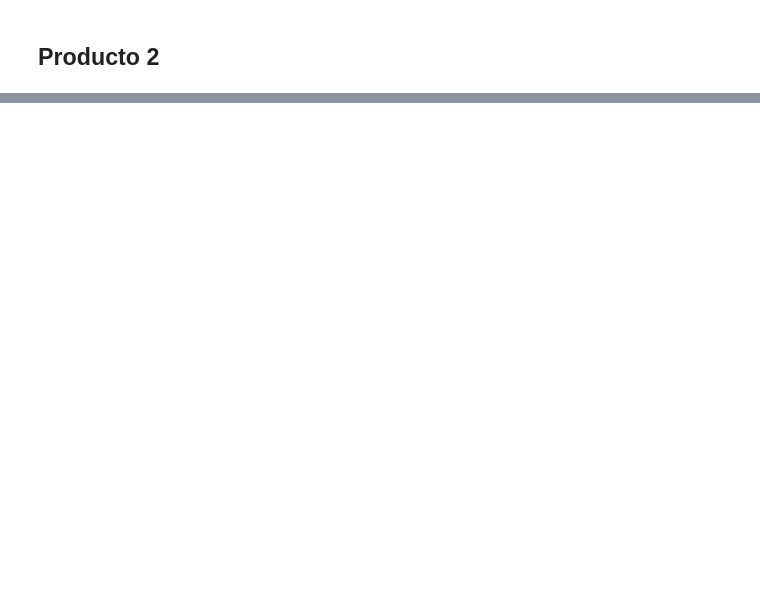
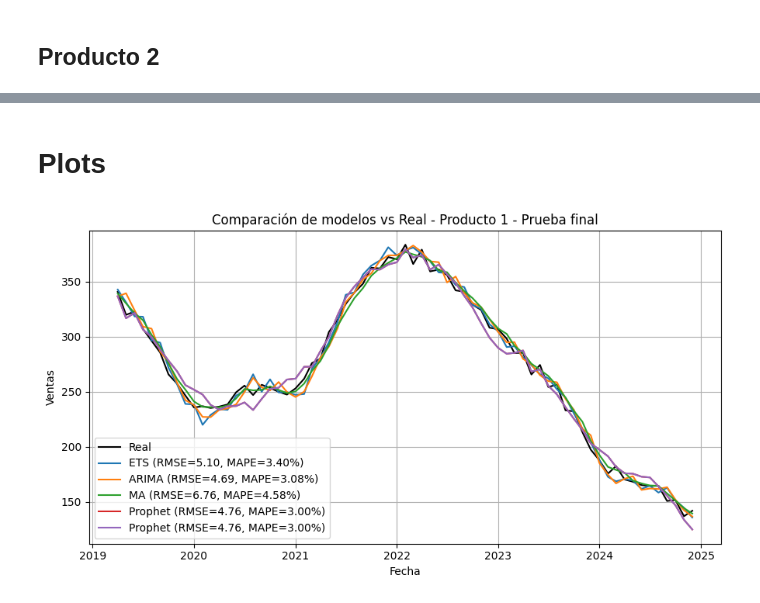
Before and after one commit to JhonattanReales21/TS_forecast_AA3_final, a Jupyter notebook: Parcial_final_jhonattanR.ipynb, the cells around one changed output, grey strips where cells are left out. Saved outputs shown, nothing was run; the diff lists cells and outputs as text; code cells hidden in the pictures; blank space fills up the shorter version.

Commit message:
Plots and forecast next month

```diff
--- a/Parcial_final_jhonattanR.ipynb
+++ b/Parcial_final_jhonattanR.ipynb
@@ -868,0 +862,9 @@ df_results_final_prod1
+# %%
+# aAjustamos el mejor modelo prophet
+modelo_prophet_prod1_best = Prophet(
+    changepoint_prior_scale=best_params["changepoint_prior_scale"],
+    n_changepoints=best_params["n_changepoints"],
+    seasonality_mode=best_params["seasonality_mode"],
+    seasonality_prior_scale=best_params["seasonality_prior_scale"],
+    yearly_seasonality=best_params["yearly_seasonality"],
+).fit(df_producto1_test.reset_index().rename(columns={"fecha": "ds", "producto1": "y"}))
@@ -988,0 +1044,49 @@ def metricas_ST_ventana(
+# %% [markdown]
+# Plots
+# %%
+
+plt.figure(figsize=(9,5))
+
+# Eliminar los primeros 3 valores para la serie real
+real_vals = df_producto1_test.values[3:]
+real_idx = df_producto1_test.index[3:]
+plt.plot(real_idx, real_vals, label="Real", color="black")
+
+# Graficar predicciones de cada modelo
+for i, row in df_results_final_prod1.iterrows():
+    modelo = row["modelo"]
+    params = row["params"]
+    rmse = row["mean_rmse"]
+    mape = row["mean_mape"]
+
+    leyenda = f"{modelo} (RMSE={rmse:.2f}, MAPE={mape:.2f}%)"
+
+    if modelo == "ETS":
+        pred = modelo_ets_prod1_best.fittedvalues[3:]
+        plt.plot(real_idx, pred, label=leyenda)
+    elif modelo == "ARIMA":
+        fitted = modelo_arima_prod1_best.fit()
+        pred = fitted.fittedvalues[3:]
+        plt.plot(real_idx, pred, label=leyenda)
+    elif modelo == "MA":
+        window = params["window_size"]
+        pred = df_producto1_test.rolling(window=window).mean().values[3:]
+        plt.plot(real_idx, pred, label=leyenda)
+    elif modelo == "Prophet":
+        # Preparar datos para Prophet
+        dfp = df_producto1_test.reset_index().rename(columns={"fecha": "ds", "producto1": "y"})
+        future = dfp[["ds"]]
+        forecast = modelo_prophet_prod1_best.predict(future)
+        pred = forecast["yhat"].values[3:]
+        idx_pred = dfp["ds"].values[3:]
+        plt.plot(idx_pred, pred, label=leyenda)
+
+plt.title("Comparación de modelos vs Real - Producto 1 - Prueba final")
+plt.xlabel("Fecha")
+plt.ylabel("Ventas")
+plt.legend()
+plt.grid()
+plt.tight_layout()
+plt.show()
+# %% [output]
+[figure, added]
```
Also changed, not shown: parts of 20 cells of this notebook.
